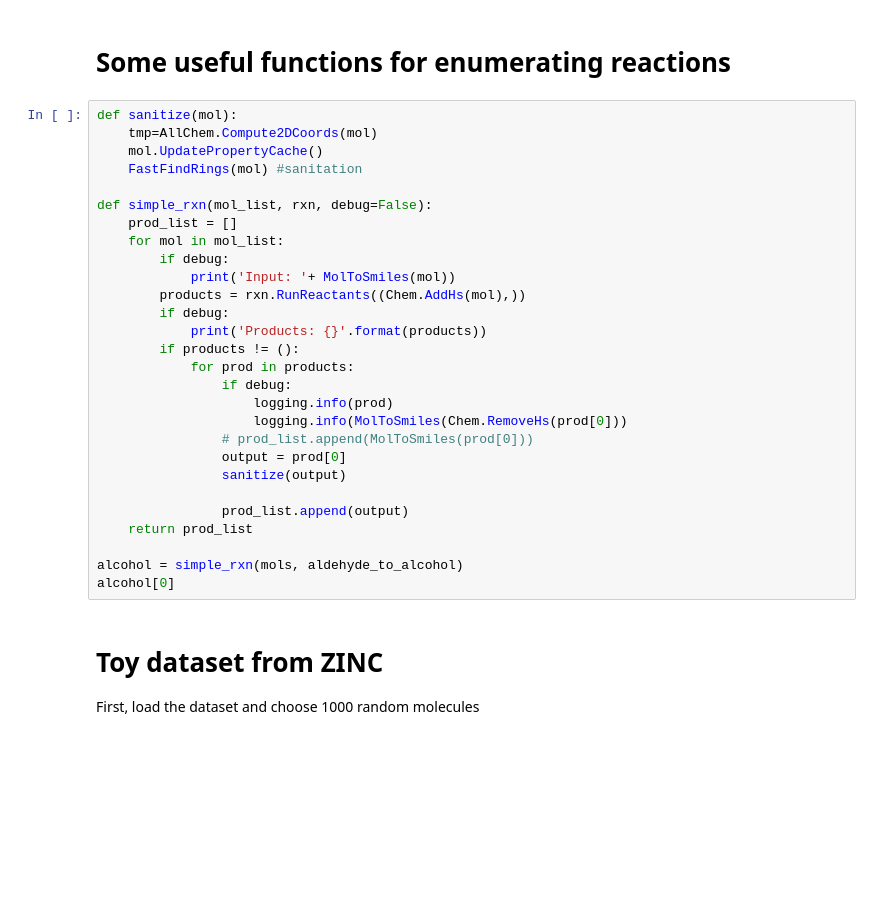
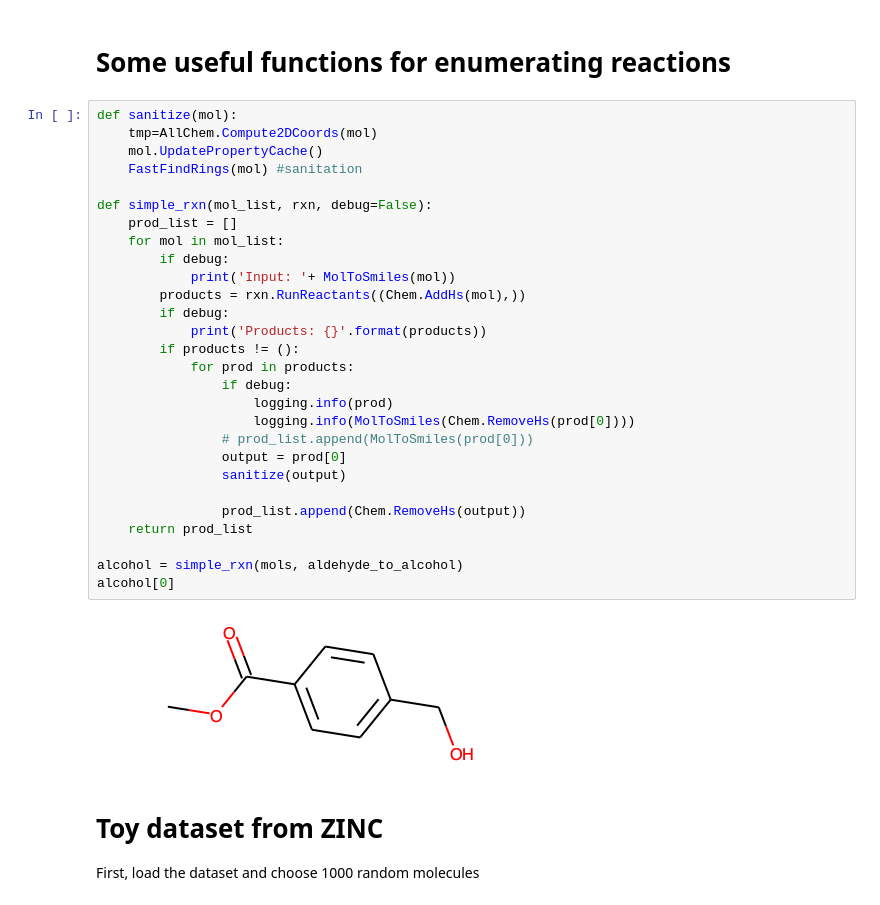
Before and after one commit to davkovacs/MTExplainer, a Jupyter notebook: experiments/toy_model/dataset_construction.ipynb, the cells around one changed output. Drawn from its saved outputs; the diff is of its cells as text; blank space fills up the shorter version.

```diff
--- a/experiments/toy_model/dataset_construction.ipynb
+++ b/experiments/toy_model/dataset_construction.ipynb
@@ -36,31 +40,33 @@ img
 # %%
 def sanitize(mol):
     tmp=AllChem.Compute2DCoords(mol)
     mol.UpdatePropertyCache()
     FastFindRings(mol) #sanitation
 
 def simple_rxn(mol_list, rxn, debug=False):
     prod_list = []
     for mol in mol_list:
         if debug:
             print('Input: '+ MolToSmiles(mol))
         products = rxn.RunReactants((Chem.AddHs(mol),))
         if debug:
             print('Products: {}'.format(products))
         if products != ():
             for prod in products:
                 if debug:
                     logging.info(prod)
-                    logging.info(MolToSmiles(Chem.RemoveHs(prod[0]))
+                    logging.info(MolToSmiles(Chem.RemoveHs(prod[0])))
                 # prod_list.append(MolToSmiles(prod[0]))
                 output = prod[0]
                 sanitize(output)
 
-                prod_list.append(output)
+                prod_list.append(Chem.RemoveHs(output))
     return prod_list
 
 alcohol = simple_rxn(mols, aldehyde_to_alcohol)
 alcohol[0]
+# %% [output]
+[figure, added]
 # %% [markdown]
 # Toy dataset from ZINC
 First, load the dataset and choose 1000 random molecules
```
Also changed, not shown: parts of 6 cells of this notebook, 10 other files.
